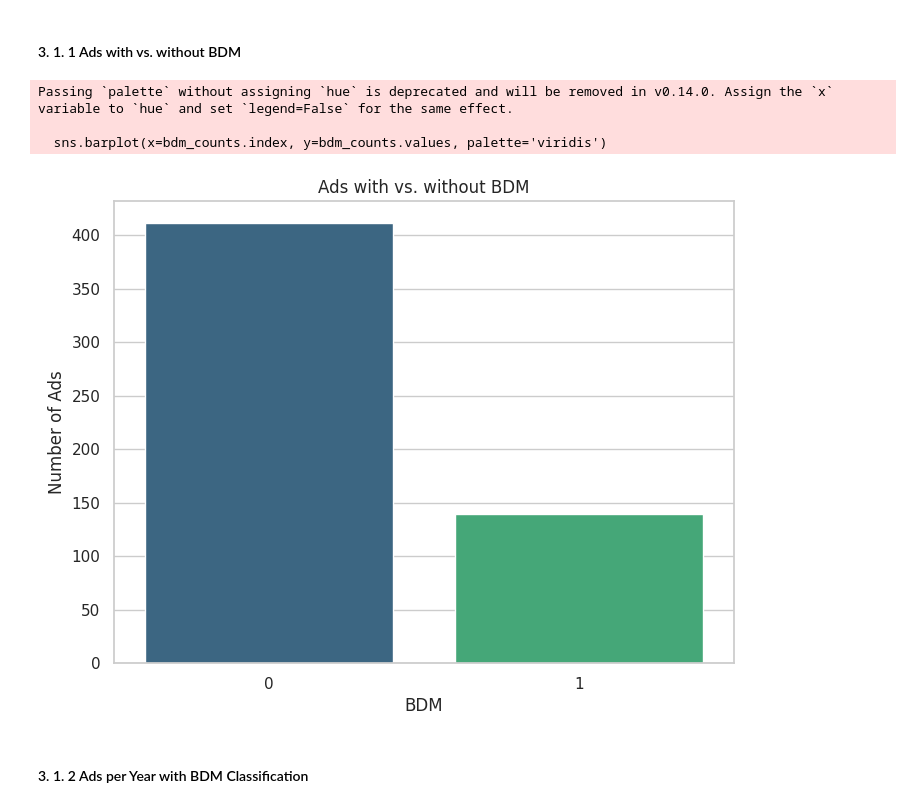
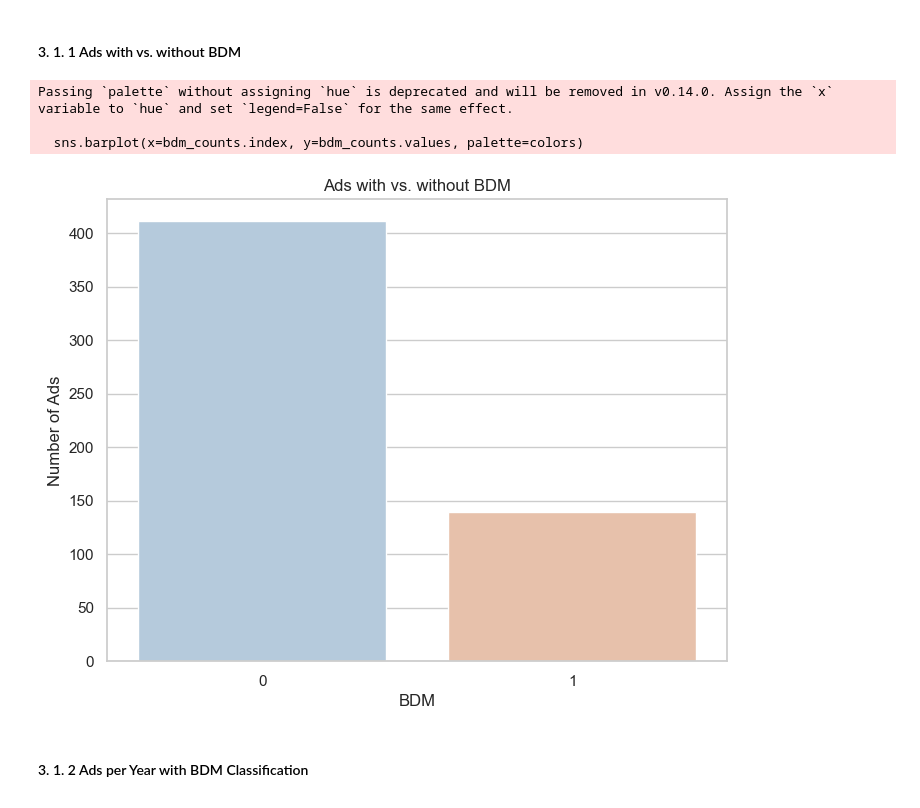
Before and after one commit to NilsLeo/Commercial-Brand-Differentiating-Message-Analysis, a Jupyter notebook: app/2 - Data Understanding.ipynb, the cells around one changed output. Saved outputs shown, nothing was run; the diff lists cells and outputs as text; code cells hidden in the pictures.

```diff
--- a/app/2 - Data Understanding.ipynb
+++ b/app/2 - Data Understanding.ipynb
@@ -17,6 +17,8 @@ suffixes=('_old', '')
 correlation = final_excel
 
 sns.set(style="whitegrid")
+
+colors = colors = ['#AFCAE2', '#F1BEA1', '#5694CE', '#E4E1DA', '#A4CD91', '#C6D6C5']
 # %% [markdown]
 ### 3. 1 Visualization of Background Data
 # %% [markdown]
@@ -24,19 +26,19 @@ sns.set(style="whitegrid")
 # %%
 
 sns.set(style="whitegrid")
 
 bdm_counts = bdm['BDM'].value_counts()
 plt.figure(figsize=(8, 6))
-sns.barplot(x=bdm_counts.index, y=bdm_counts.values, palette='viridis')
+sns.barplot(x=bdm_counts.index, y=bdm_counts.values, palette=colors)
 plt.xlabel('BDM')
 plt.ylabel('Number of Ads')
 plt.title('Ads with vs. without BDM')
 plt.show()
 # %% [output]
 Passing `palette` without assigning `hue` is deprecated and will be removed in v0.14.0. Assign the `x` variable to `hue` and set `legend=False` for the same effect.
 
-  sns.barplot(x=bdm_counts.index, y=bdm_counts.values, palette='viridis')
+  sns.barplot(x=bdm_counts.index, y=bdm_counts.values, palette=colors)
-[figure, old version]
+[figure, new version]
 # %% [markdown]
 #### 3. 1. 2 Ads per Year with BDM Classification
 # %%
```
Also changed, not shown: parts of 7 cells of this notebook.
